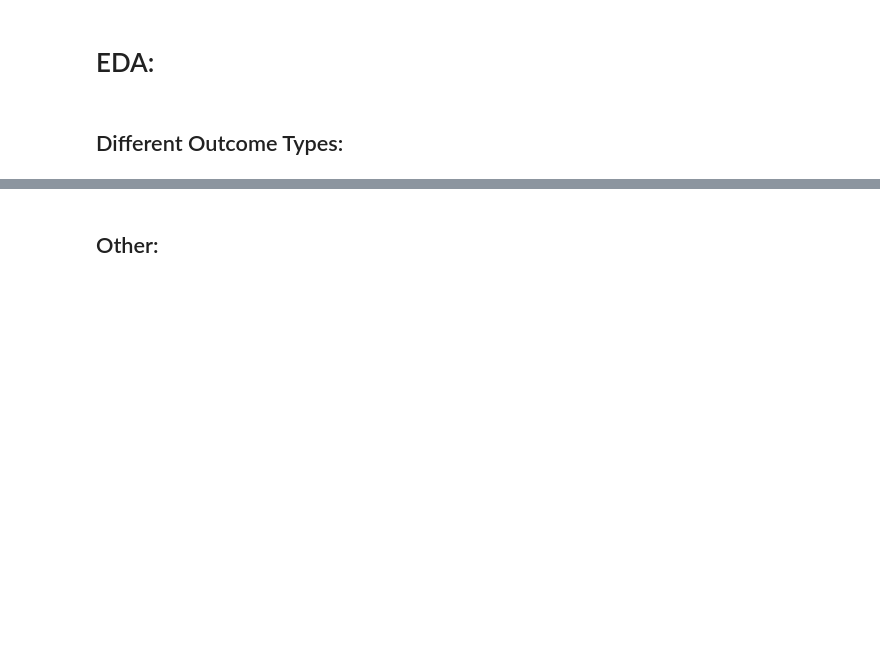
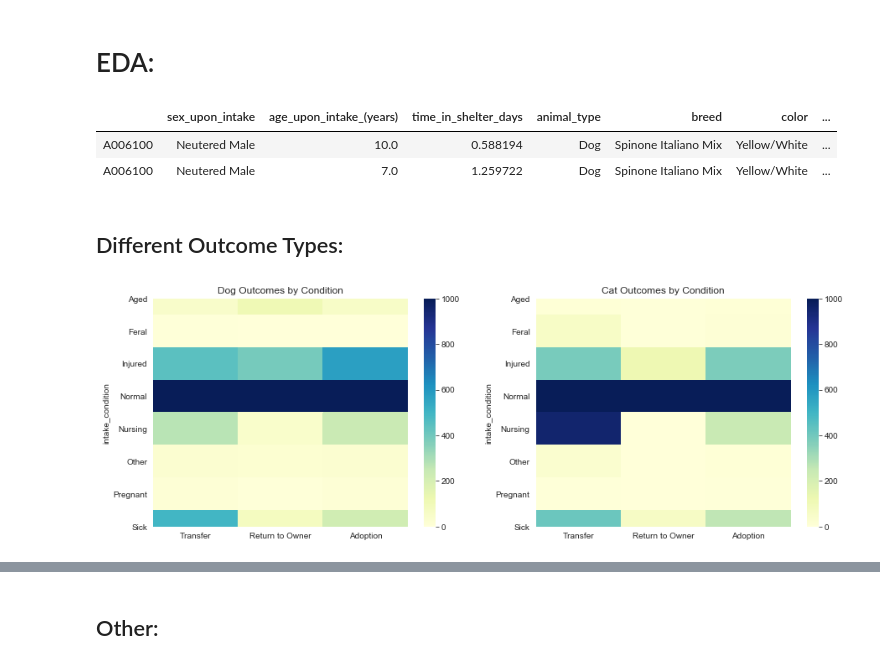
Before and after one commit to thomaskbrown18/mod_3_ml_proj, a Jupyter notebook: student.ipynb, the cells around one changed output, grey strips where cells are left out. Cells and saved outputs as stored; diff of their text form; code cells hidden in the pictures; blank space fills up the shorter version.

```diff
--- a/student.ipynb
+++ b/student.ipynb
@@ -303,5 +303,11 @@ dtypes: float64(3), int64(1), object(9)
 memory usage: 7.6+ MB
 # %% [markdown]
 # EDA:
+# %%
+df_eda.head(2)
+# %% [output]
+|  | sex_upon_intake | age_upon_intake_(years) | time_in_shelter_days | animal_type | breed | color | ... |
+| A006100 | Neutered Male | 10.0 | 0.588194 | Dog | Spinone Italiano Mix | Yellow/White | ... |
+| A006100 | Neutered Male | 7.0 | 1.259722 | Dog | Spinone Italiano Mix | Yellow/White | ... |
 # %% [markdown]
 ## Different Outcome Types:
@@ -315,0 +314,45 @@ memory usage: 7.6+ MB
+# %%
+eda_dog = df_eda[df_eda.animal_type == 'Dog']
+eda_cat = df_eda[df_eda.animal_type == 'Cat']
+eda_dog = df_eda[df_eda.animal_type == 'Dog']
+eda_cat = df_eda[df_eda.animal_type == 'Cat']
+###
+# Dogs:
+eda_dogii = pd.get_dummies(eda_dog['outcome_type'])
+eda_dogii = pd.concat([eda_dog, eda_dogii], axis = 1)
+# Cats:
+eda_catii = pd.get_dummies(eda_cat['outcome_type'])
+eda_catii = pd.concat([eda_cat, eda_catii], axis = 1)
+###
+cond_cols = ['intake_condition', 'Transfer', 'Return to Owner', 'Adoption']
+type_cols = ['intake_type', 'Transfer', 'Return to Owner', 'Adoption']
+sex_cols = ['sex_upon_intake', 'Transfer', 'Return to Owner', 'Adoption']
+# Dogs:
+dog_cond = eda_dogii[cond_cols]
+dog_type = eda_dogii[type_cols]
+dog_sex = eda_dogii[sex_cols]
+# Cats:
+cat_cond = eda_catii[cond_cols]
+cat_type = eda_catii[type_cols]
+cat_sex = eda_catii[sex_cols]
+# Dogs:
+dog_cond = dog_cond.groupby('intake_condition').sum()
+dog_type = dog_type.groupby('intake_type').sum()
+dog_sex = dog_sex.groupby('sex_upon_intake').sum()
+# Cats:
+cat_cond = cat_cond.groupby('intake_condition').sum()
+cat_type = cat_type.groupby('intake_type').sum()
+cat_sex = cat_sex.groupby('sex_upon_intake').sum()
+# %%
+# Conditions:
+plt.figure(figsize=(15, 5))
+
+ax1 = plt.subplot(1, 2, 1)
+ax1 = sns.heatmap(dog_cond, cmap="YlGnBu", vmax = 1000)
+ax1.set_title('Dog Outcomes by Condition')
+
+ax2 = plt.subplot(1, 2, 2)
+ax2 = sns.heatmap(cat_cond, cmap="YlGnBu", vmax = 1000)
+ax2.set_title('Cat Outcomes by Condition');
+# %% [output]
+[figure, added]
```
Also changed, not shown: parts of 19 cells of this notebook.
